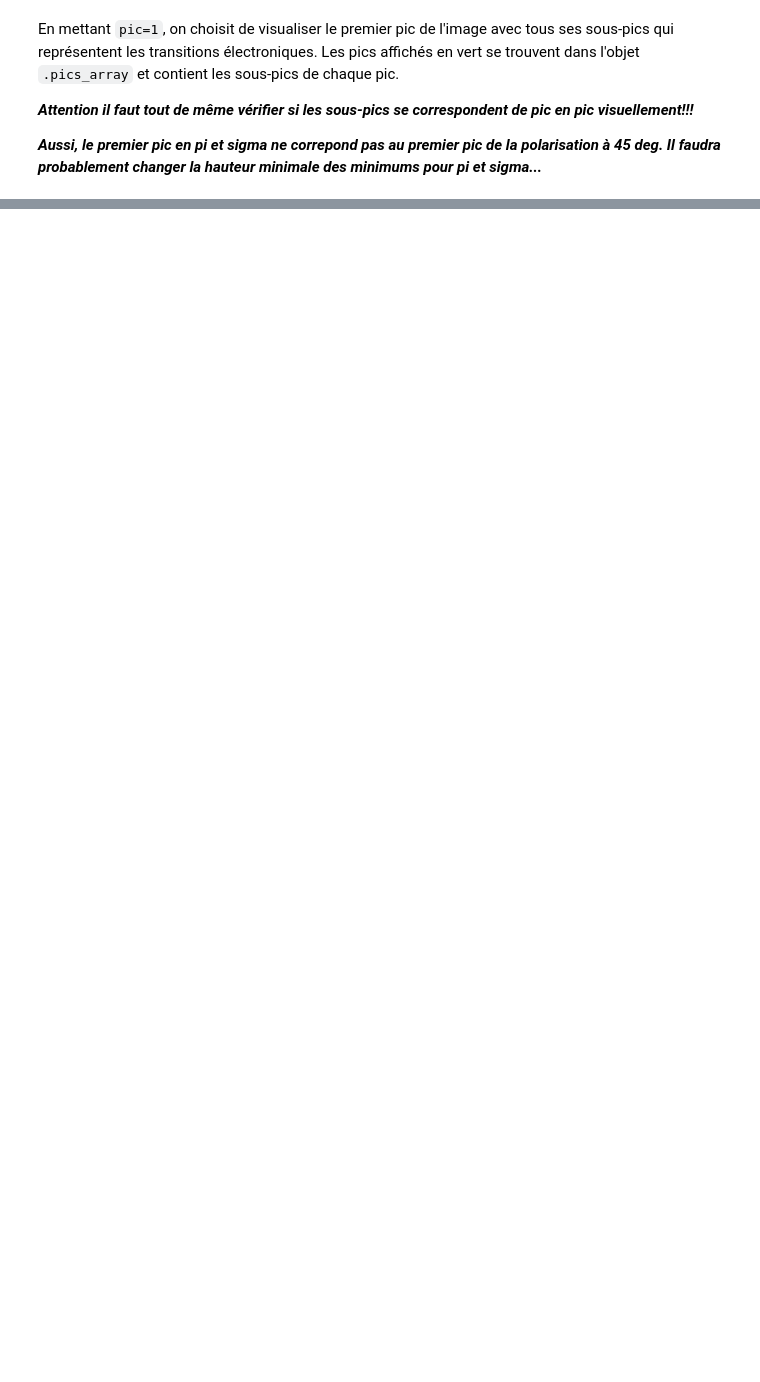
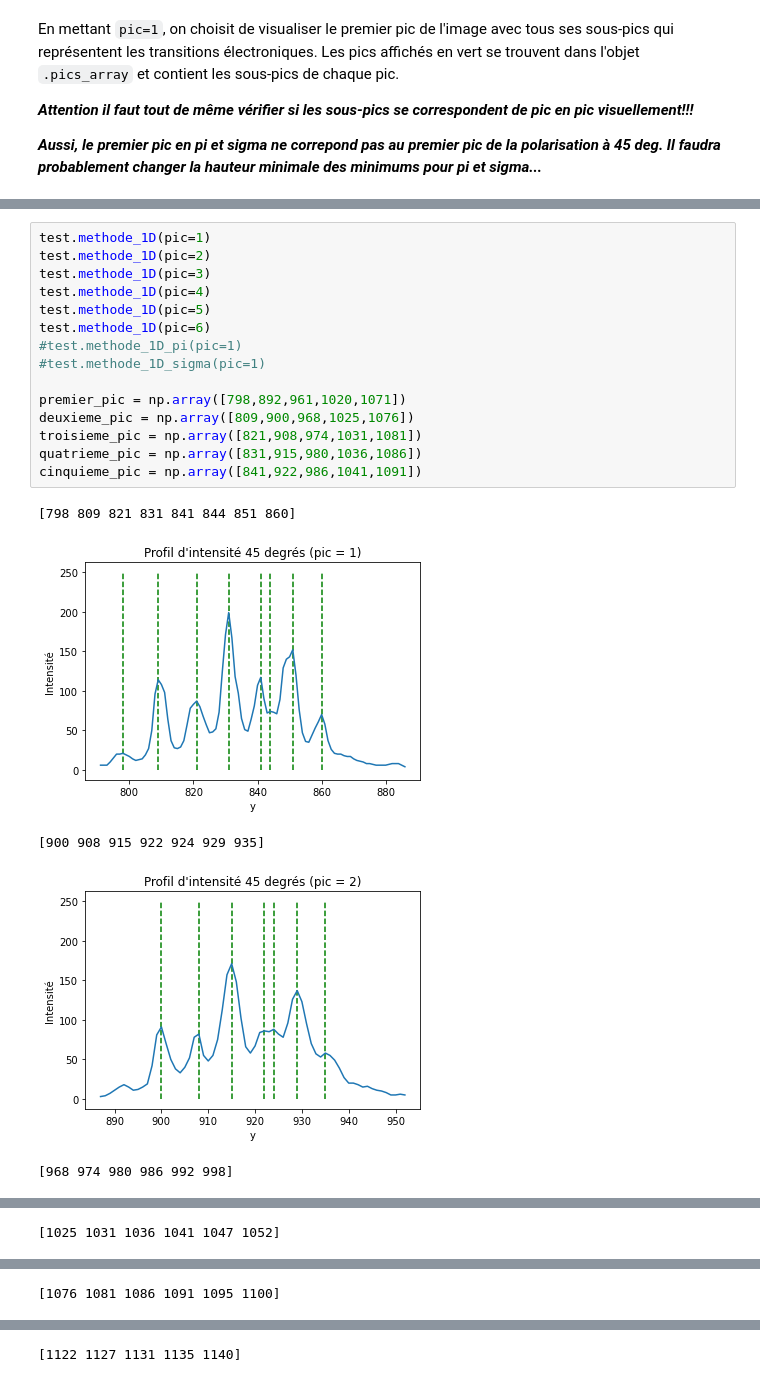
Before and after one commit to pierrotlamontagne/Github-labo-3, a Jupyter notebook: ZEE/Analyse.ipynb, the cells around one changed output, grey strips where cells are left out. Drawn from its saved outputs; the diff is of its cells as text; blank space fills up the shorter version.

```diff
--- a/ZEE/Analyse.ipynb
+++ b/ZEE/Analyse.ipynb
@@ -64,0 +57,21 @@ test.methode_1D_sigma(pic=1)
+# %%
+test.methode_1D(pic=1)
+test.methode_1D(pic=2)
+test.methode_1D(pic=3)
+test.methode_1D(pic=4)
+test.methode_1D(pic=5)
+test.methode_1D(pic=6)
+#test.methode_1D_pi(pic=1)
+#test.methode_1D_sigma(pic=1)
+
+premier_pic = np.array([798,892,961,1020,1071])
+deuxieme_pic = np.array([809,900,968,1025,1076])
+troisieme_pic = np.array([821,908,974,1031,1081])
+quatrieme_pic = np.array([831,915,980,1036,1086])
+cinquieme_pic = np.array([841,922,986,1041,1091])
+# %% [output]
+[798 809 821 831 841 844 851 860]
+[figure, added]
+[900 908 915 922 924 929 935]
+[figure, added]
+[968 974 980 986 992 998]
@@ -64,0 +79 @@ test.methode_1D_sigma(pic=1)
+[1025 1031 1036 1041 1047 1052]
@@ -64,0 +81 @@ test.methode_1D_sigma(pic=1)
+[1076 1081 1086 1091 1095 1100]
@@ -64,0 +83 @@ test.methode_1D_sigma(pic=1)
+[1122 1127 1131 1135 1140]
```
Also changed, not shown: parts of 7 cells of this notebook, 1 other file.
